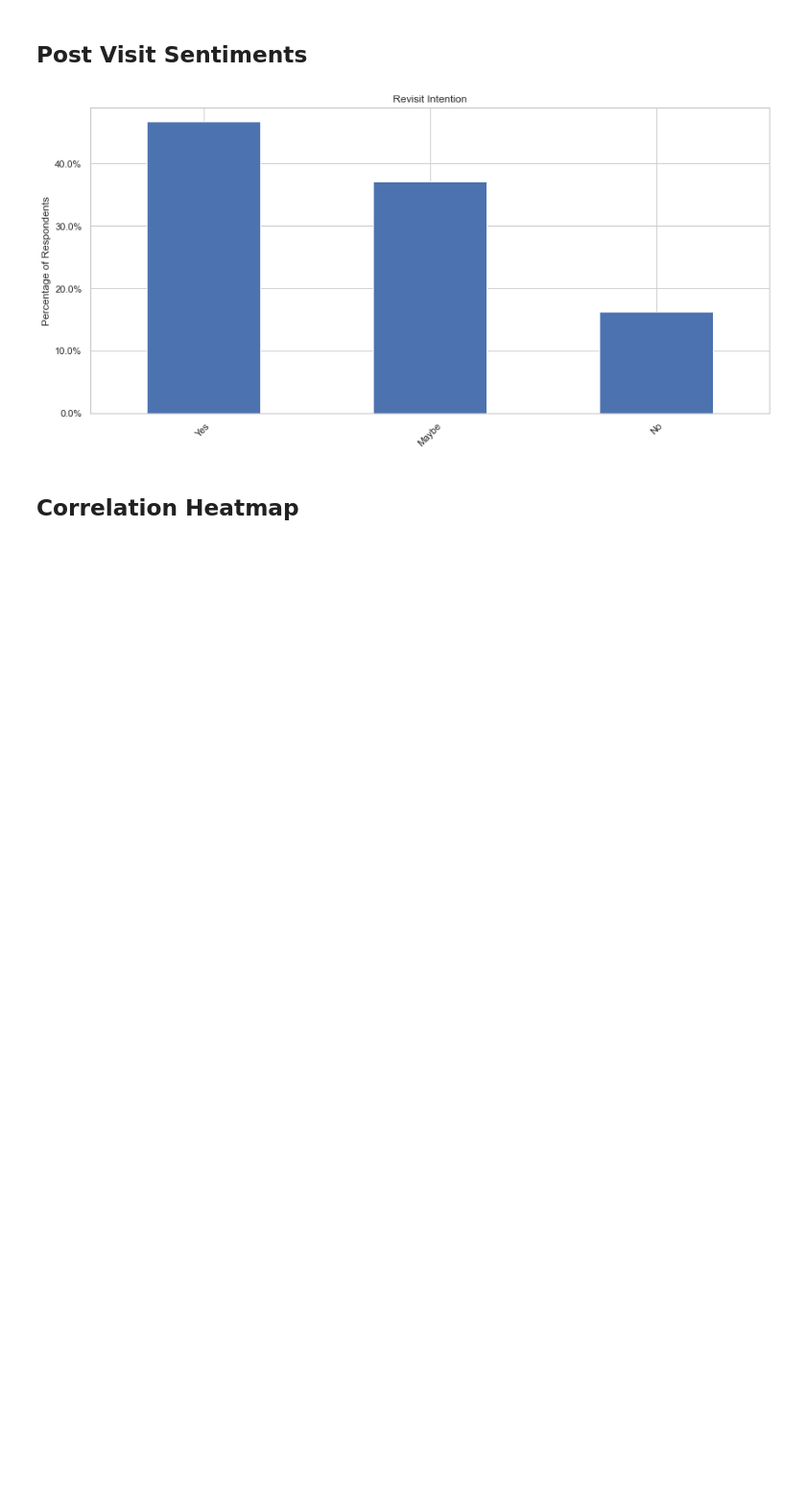
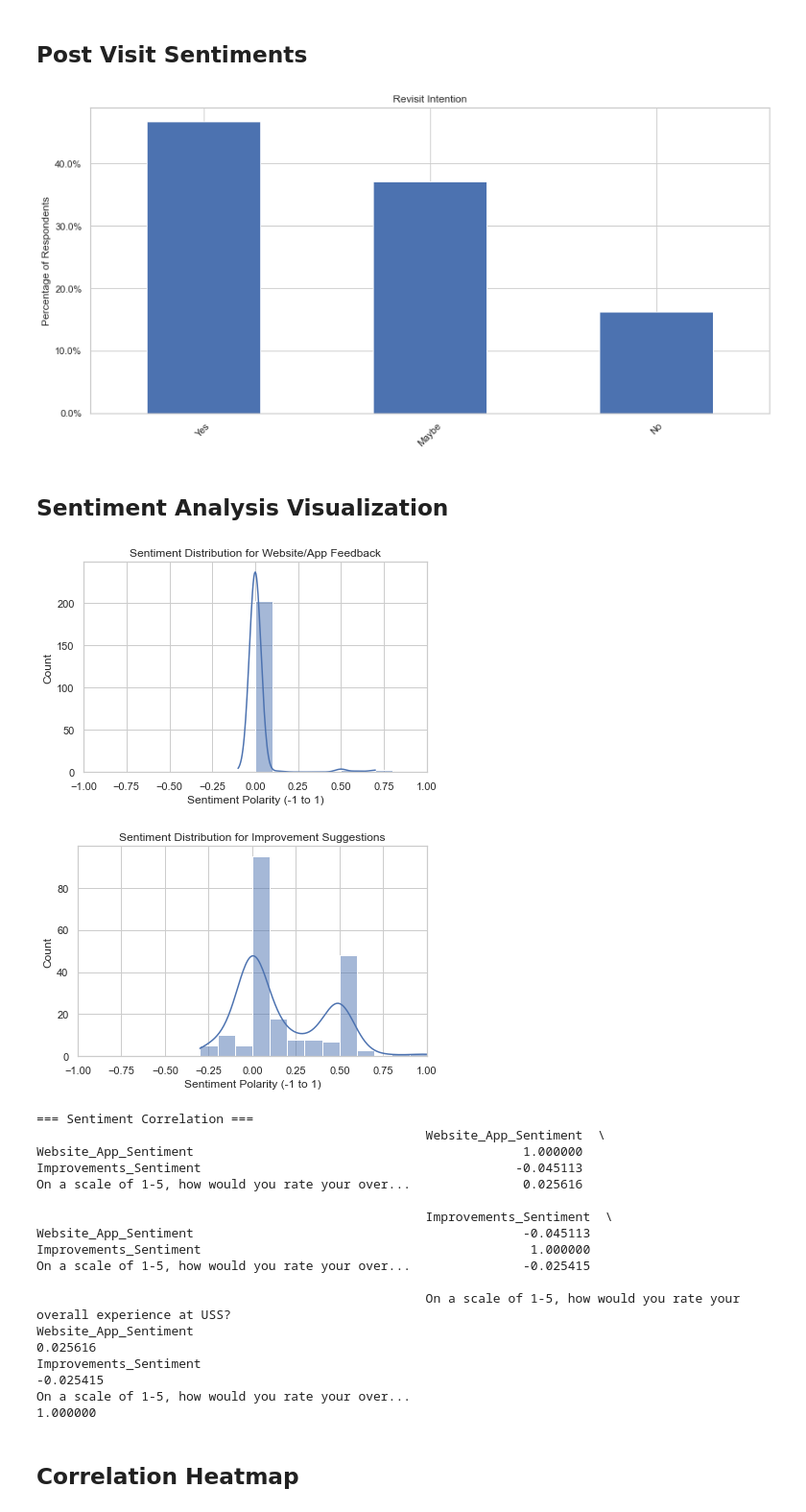
Before and after one commit to cheryllfid-s/data-science-guest-experience, a Jupyter notebook: Scripts/Subgroup_A/survey_vis.ipynb, the cells around one changed output. Shown at 96% size. Cells and saved outputs as stored; diff of their text form; code cells hidden in the pictures; blank space fills up the shorter version.

Commit message:
sentiment analysis graph

```diff
--- a/Scripts/Subgroup_A/survey_vis.ipynb
+++ b/Scripts/Subgroup_A/survey_vis.ipynb
@@ -176,6 +195,69 @@ def analyze_post_visit(df):
 analyze_post_visit(df)
 # %% [output]
 [figure]
+# %% [markdown]
+## Sentiment Analysis Visualization
+# %%
+# new column name
+WEBSITE_FEEDBACK_COL = 'What feedback/suggestions would you like to provide for USS website/app?'
+IMPROVEMENTS_COL = 'What changes or improvements would make your next visit better?  '
+
+def get_sentiment(text):
+    if pd.isna(text) or str(text).strip() in ['', 'NIL', 'Nil', 'NA']:
+        return 0  # Neutral for empty/missing values
+    analysis = TextBlob(str(text))
+    return analysis.sentiment.polarity
+
+# Apply sentiment analysis
+df['Website_App_Sentiment'] = df[WEBSITE_FEEDBACK_COL].apply(get_sentiment)
+df['Improvements_Sentiment'] = df[IMPROVEMENTS_COL].apply(get_sentiment)
+
+def analyze_sentiment(df):
+    # Plot sentiment distribution for website/app feedback
+    plt.figure()
+    sns.histplot(df['Website_App_Sentiment'], bins=np.arange(-1, 1.1, 0.1), kde=True)
+    plt.title('Sentiment Distribution for Website/App Feedback')
+    plt.xlabel('Sentiment Polarity (-1 to 1)')
+    plt.xlim(-1, 1)
+    plt.tight_layout()
+    plt.savefig('website_app_feedback_sentiment.png')
+    plt.show()
+
+    # Plot for improvement suggestions
+    plt.figure()
+    sns.histplot(df['Improvements_Sentiment'], bins=np.arange(-1, 1.1, 0.1), kde=True)
+    plt.title('Sentiment Distribution for Improvement Suggestions')
+    plt.xlabel('Sentiment Polarity (-1 to 1)')
+    plt.xlim(-1, 1)
+    plt.tight_layout()
+    plt.savefig('improvement_suggestions_sentiment.png')
+    plt.show()
+
+    # Calculate correlation with overall experience
+    sentiment_corr = df[['Website_App_Sentiment', 'Improvements_Sentiment',
+                        'On a scale of 1-5, how would you rate your overall experience at USS?']].corr()
+    print("\n=== Sentiment Correlation ===")
+    print(sentiment_corr)
+
+analyze_sentiment(df)
+# %% [output]
+[figure, added]
+[figure, added]
+=== Sentiment Correlation ===
+                                                    Website_App_Sentiment  \
+Website_App_Sentiment                                            1.000000
+Improvements_Sentiment                                          -0.045113
+On a scale of 1-5, how would you rate your over...               0.025616
+
+                                                    Improvements_Sentiment  \
+Website_App_Sentiment                                            -0.045113
+Improvements_Sentiment                                            1.000000
+On a scale of 1-5, how would you rate your over...               -0.025415
+
+                                                    On a scale of 1-5, how would you rate your overall experience at USS?
+Website_App_Sentiment                                                                        0.025616
+Improvements_Sentiment                                                                      -0.025415
+On a scale of 1-5, how would you rate your over...                                           1.000000
 # %% [markdown]
 ## Correlation Heatmap
 # %%
```
Also changed, not shown: parts of 1 cell of this notebook, 2 other files.
